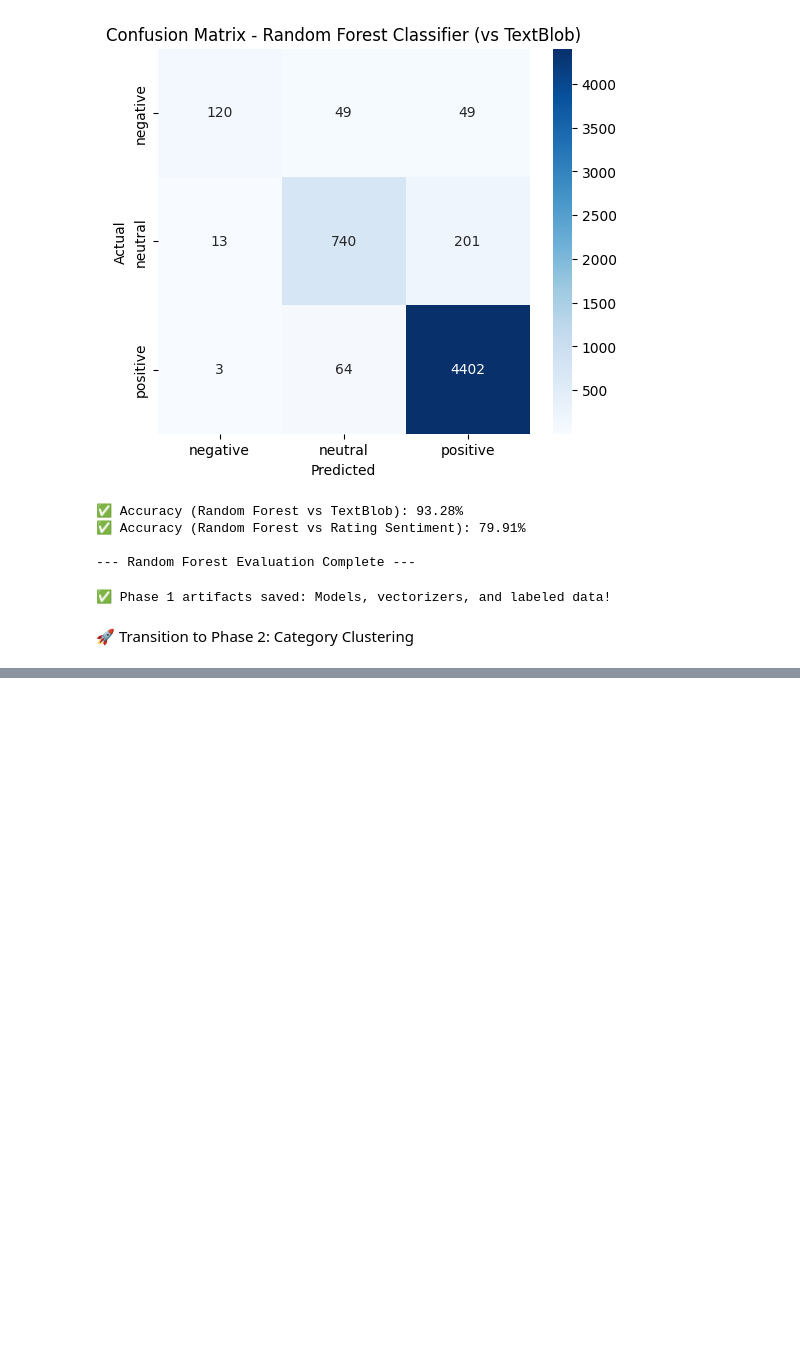
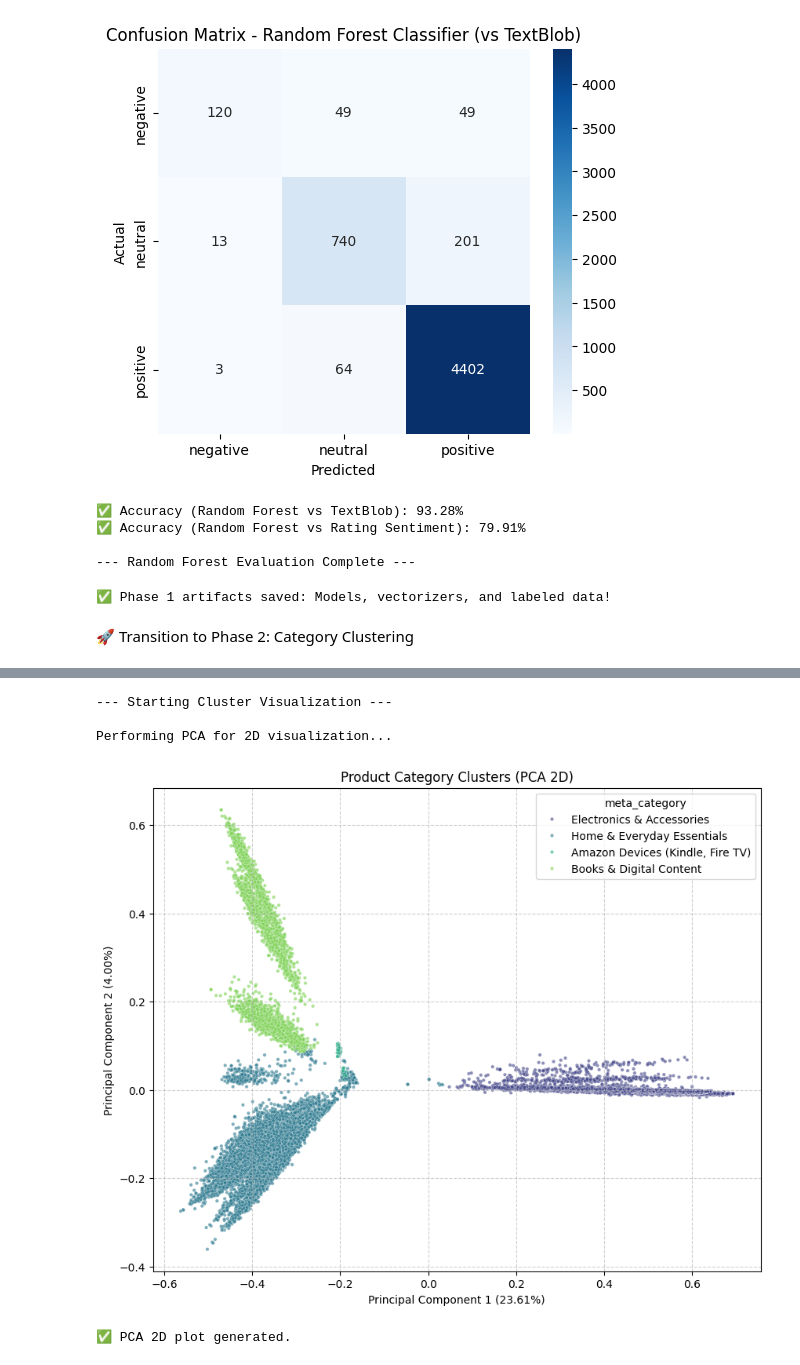
Before and after one commit to rospiero/NLP_Project, a Jupyter notebook: main_code.ipynb, the cells around one changed output, grey strips where cells are left out. Saved outputs shown, nothing was run; the diff lists cells and outputs as text; code cells hidden in the pictures; blank space fills up the shorter version.

```diff
--- a/main_code.ipynb
+++ b/main_code.ipynb
@@ -487,0 +673,78 @@ print("✅ Phase 1 artifacts saved: Models, vectorizers, and labeled data!")
+# %%
+import matplotlib.pyplot as plt
+import seaborn as sns
+from sklearn.decomposition import PCA
+import numpy as np
+
+print("\n--- Starting Cluster Visualization ---")
+
+# Ensure df_unique and cluster_id exist from previous run
+if 'df_unique' not in locals() or 'cluster_id' not in df_unique.columns:
+    print("Error: 'df_unique' or 'cluster_id' not found. Please run the clustering code first.")
+    # Attempt to load from saved artifact if not in memory
+    try:
+        df_unique = pd.read_csv("artifacts/reviews_with_sentiment_and_categories.csv")
+        X_clustering_tfidf = joblib.load("artifacts/clustering_tfidf_vectorizer.joblib").transform(df_unique['cleaned_clustering_text'])
+        print("✅ Loaded data and TF-IDF features from artifacts for visualization.")
+    except FileNotFoundError:
+        print("Error: Necessary files not found in artifacts. Cannot visualize.")
+        exit()
+
+# Check if X_clustering_tfidf is available, if not, re-create it
+if 'X_clustering_tfidf' not in locals():
+    # If the previous script wasn't run fully or the session restarted
+    # We need to re-vectorize or load the vectorizer and transform
+    try:
+        clustering_tfidf_vectorizer = joblib.load("artifacts/clustering_tfidf_vectorizer.joblib")
+        df_unique['clustering_text'] = (
+            df_unique['name'].fillna('') + " " +
+            df_unique['categories'].str.replace(',', ' ').fillna('') + " " +
+            df_unique['primaryCategories'].str.replace(',', ' ').fillna('') + " " +
+            df_unique['reviews.text'].fillna('')
+        )
+        df_unique['cleaned_clustering_text'] = df_unique['clustering_text'].apply(clean_clustering_text)
+        X_clustering_tfidf = clustering_tfidf_vectorizer.transform(df_unique['cleaned_clustering_text'])
+        print("✅ Re-vectorized text for visualization.")
+    except Exception as e:
+        print(f"Error preparing data for visualization: {e}")
+        exit()
+
+# If meta_category is not yet defined, create a dummy one for plotting
+if 'meta_category' not in df_unique.columns:
+    print("Warning: 'meta_category' column not found. Using 'cluster_id' for visualization labels. Please ensure you update the mapping after running the main clustering code.")
+    df_unique['meta_category'] = df_unique['cluster_id'].astype(str) # Convert to string for plotting labels
+
+
+# --- 1. PCA for 2D Visualization ---
+print("\nPerforming PCA for 2D visualization...")
+pca = PCA(n_components=2, random_state=42)
+principal_components = pca.fit_transform(X_clustering_tfidf.toarray()) # Convert sparse matrix to dense
+
+# Create a DataFrame for the PCA components
+pca_df = pd.DataFrame(data=principal_components, columns=['PC1', 'PC2'])
+pca_df['cluster'] = df_unique['cluster_id']
+pca_df['meta_category'] = df_unique['meta_category']
+
+
+plt.figure(figsize=(10, 8))
+sns.scatterplot(
+    x='PC1', y='PC2',
+    hue='meta_category', # Use the assigned meta_category for coloring
+    palette='viridis',
+    data=pca_df,
+    legend='full',
+    alpha=0.6,
+    s=10 # Smaller point size for better visibility with many points
+)
+plt.title('Product Category Clusters (PCA 2D)')
+plt.xlabel(f'Principal Component 1 ({pca.explained_variance_ratio_[0]*100:.2f}%)')
+plt.ylabel(f'Principal Component 2 ({pca.explained_variance_ratio_[1]*100:.2f}%)')
+plt.grid(True, linestyle='--', alpha=0.6)
+plt.show()
+print("✅ PCA 2D plot generated.")
+# %% [output]
+--- Starting Cluster Visualization ---
+
+Performing PCA for 2D visualization...
+[figure, added]
+✅ PCA 2D plot generated.
```
Also changed, not shown: parts of 2 cells of this notebook, 1 other file.
